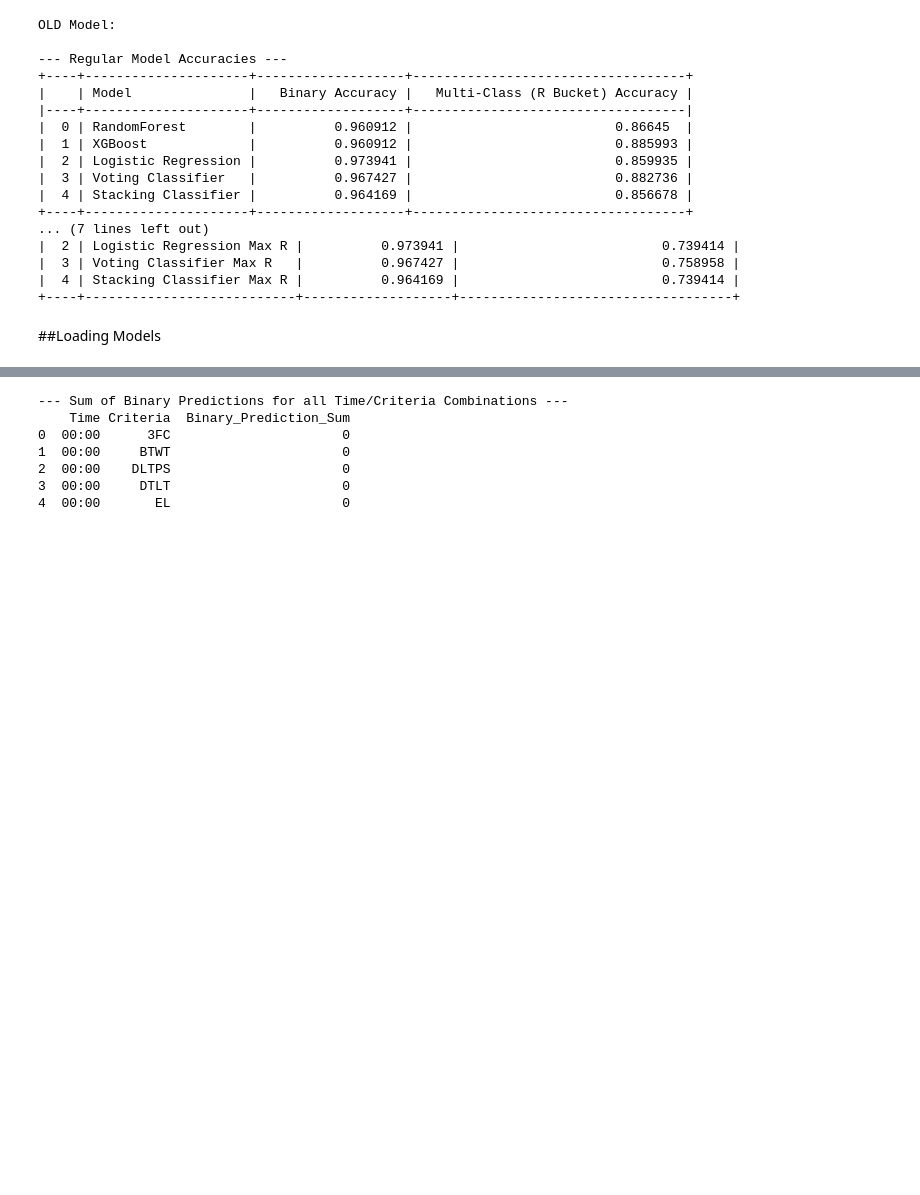
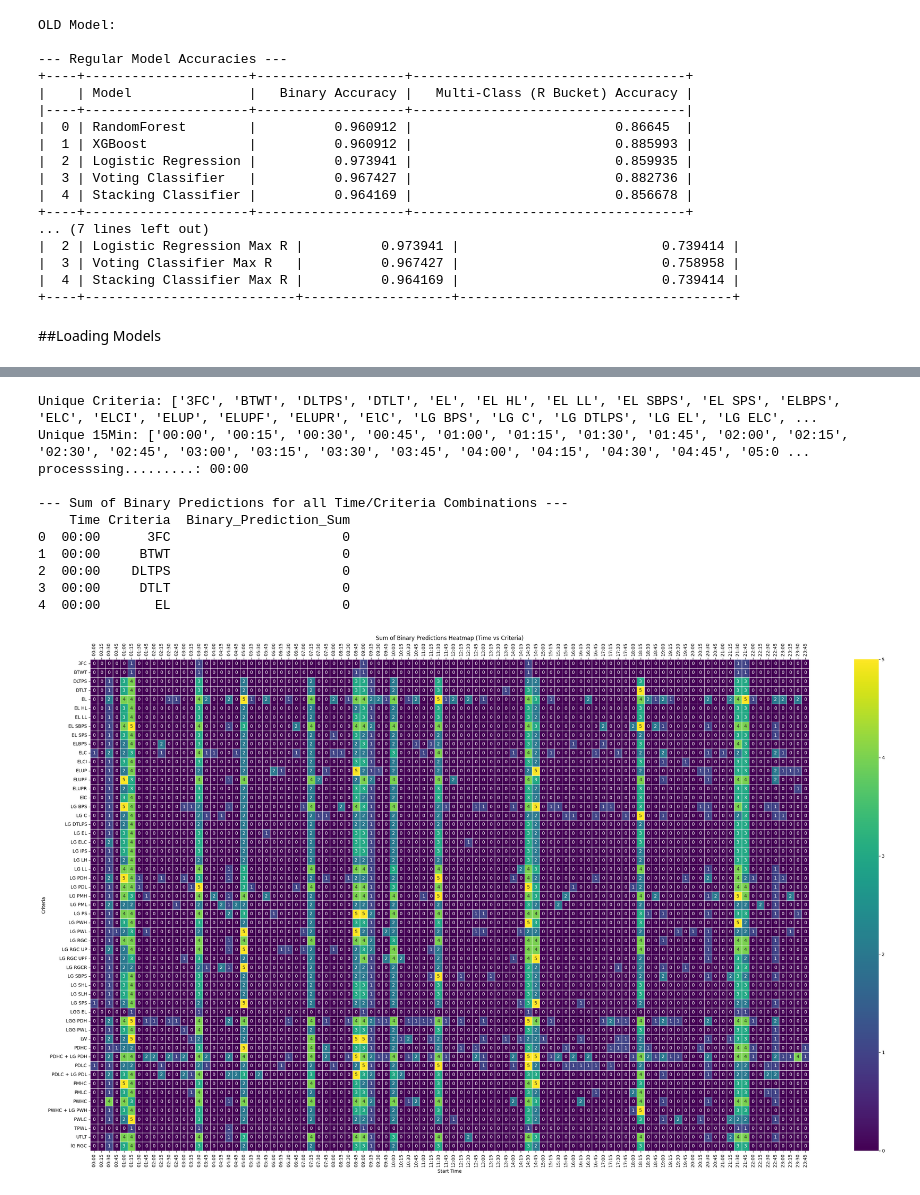
Before and after one commit to MIARD/SMC, a Jupyter notebook: SMC_ML_APP.ipynb, the cells around one changed output, grey strips where cells are left out. Saved outputs shown, nothing was run; the diff lists cells and outputs as text; code cells hidden in the pictures; blank space fills up the shorter version.

Commit message:
Add an overall statistics function and test data using an Excel file to show accuracy and trade states.

```diff
--- a/SMC_ML_APP.ipynb
+++ b/SMC_ML_APP.ipynb
@@ -265,19 +583,7 @@ def get_train_data_for_input(precomputed_stats, time_input, date_input, criteria
 # %%
 # --- Prediction using the trained model ---
 def predict_trade_result(model, input_features_df):
-    """
-    Predicts the result of a trade based on the input features using the trained model.
 
-    Args:
-        model: The trained machine learning model.
-        input_features_df (pd.DataFrame): A DataFrame with one row containing
-                                          the features for prediction, matching
-                                          the format of the training features.
-
-    Returns:
-        int: The predicted class (e.g., 1 for Win, 0 for Loss).
-        float: The predicted probability of the positive class (Win).
-    """
     if input_features_df.empty:
         print("Cannot predict: Invalid input features.")
         return None, None
@@ -590,9 +859,9 @@ Loaded label_encoder_max_r
 # %%
-time_input = "05:30"  #@param {type:"string"}
+time_input = "04:00"  #@param {type:"string"}
 date_input = "7/1/2025"  #@param {type:"string"}
-criteria_input = "LG PDL"  #@param {type:"string"}
+criteria_input = "ELC"  #@param {type:"string"}
 CW = 0 #@param {type:"integer"}
-CL = 7 #@param {type:"integer"}
+CL = 5 #@param {type:"integer"}
 
 model_names = ['Random Forest', 'XGBoost', 'Logistic Regression', 'Voting Classifier', 'Stacking Classifier']
 model_names_max_r = ['Random Forest', 'XGBoost', 'Logistic Regression', 'Voting Classifier', 'Stacking Classifier']
@@ -607,11 +876,11 @@ show_predictions(time_input, date_input, criteria_input, CW, CL,training_feature
                  w_threshold=1)
 
 # print('...........................Max R Models...........................')
-# show_predictions(time_input, date_input, criteria_input, CW, CL,training_feature_cols, model_names_max_r, model_keys, b_models=max_r_binary_models, m_models=max_r_multi_models, b_acc=max_r_accuracies['Binary Accuracy'], m_acc=max_r_accuracies['Multi-Class (R Bucket) Accuracy'],
+# show_predictions(time_input, date_input, criteria_input, CW, CL,training_feature_cols, model_names_max_r, model_keys,precomputed_stats=precomputed_stats,label_encoder=label_encoder, b_models=max_r_binary_models, m_models=max_r_multi_models, b_acc=max_r_accuracies['Binary Accuracy'], m_acc=max_r_accuracies['Multi-Class (R Bucket) Accuracy'],
 #                  Max_R=True, w_threshold=1)
 # print('...........................Old Max R Models...........................')
 
-# show_predictions(time_input, date_input, criteria_input, CW, CL,training_feature_cols, model_names_max_r, model_keys, b_models=old_max_r_binary_models, m_models=old_max_r_multi_models, b_acc=old_max_r_accuracies['Binary Accuracy'], m_acc=old_max_r_accuracies['Multi-Class (R Bucket) Accuracy'],
+# show_predictions(time_input, date_input, criteria_input, CW, CL,training_feature_cols, model_names_max_r, model_keys,precomputed_stats=old_precomputed_stats,label_encoder=old_label_encoder, b_models=old_max_r_binary_models, m_models=old_max_r_multi_models, b_acc=old_max_r_accuracies['Binary Accuracy'], m_acc=old_max_r_accuracies['Multi-Class (R Bucket) Accuracy'],
 #                  Max_R=True, w_threshold=1)
 # %% [output]
 ...........................New Models...........................
@@ -1003,21 +1173,25 @@ input_CL_comb = 1 #@param {type:"integer"}
 
 
 # Get predictions for all combinations
-# prediction_combinations_df = predict_for_combinations(
-#     input_date_comb,
-#     input_CW_comb,
-#     input_CL_comb,
-#     training_feature_cols,
-#     regular_binary_models,
-#     model_keys,
-#     model_names,
-#     precomputed_stats
-# )
+prediction_combinations_df = predict_for_combinations(
+    input_date_comb,
+    input_CW_comb,
+    input_CL_comb,
+    training_feature_cols,
+    regular_binary_models,
+    model_keys,
+    model_names,
+    precomputed_stats
+)
 
 # Display the prediction sums
 print("\n--- Sum of Binary Predictions for all Time/Criteria Combinations ---")
 print(prediction_combinations_df.head()) # Show first few rows
 # %% [output]
+Unique Criteria: ['3FC', 'BTWT', 'DLTPS', 'DTLT', 'EL', 'EL HL', 'EL LL', 'EL SBPS', 'EL SPS', 'ELBPS', 'ELC', 'ELCI', 'ELUP', 'ELUPF', 'ELUPR', 'ElC', 'LG BPS', 'LG C', 'LG DTLPS', 'LG EL', 'LG ELC', ...
+Unique 15Min: ['00:00', '00:15', '00:30', '00:45', '01:00', '01:15', '01:30', '01:45', '02:00', '02:15', '02:30', '02:45', '03:00', '03:15', '03:30', '03:45', '04:00', '04:15', '04:30', '04:45', '05:0 ...
+processsing.........: 00:00
+
 --- Sum of Binary Predictions for all Time/Criteria Combinations ---
     Time Criteria  Binary_Prediction_Sum
 0  00:00      3FC                      0
@@ -1034,31 +1208,33 @@ def plot_prediction_heatmap(predictions_df):
         predictions_df (pd.DataFrame): DataFrame containing 'Time', 'Criteria',
                                       and 'Binary_Prediction_Sum' columns.
     """
     if predictions_df.empty:
         print("No prediction data to plot.")
         return
 
     # Pivot the DataFrame to create a matrix for the heatmap
     heatmap_data = predictions_df.pivot(index='Criteria', columns='Time', values='Binary_Prediction_Sum')
 
     # Ensure all time values from the original list are present as columns
     # This is important if some time/criteria combinations didn't appear in the data
     all_times = sorted(predictions_df['Time'].unique())
     heatmap_data = heatmap_data.reindex(columns=all_times)
 
     num_intervals = len(all_times)  # should be 96
     fig_width = num_intervals * 0.3
     fig_height = len(predictions_df['Criteria'].unique())*.3
 
     plt.figure(figsize=(fig_width, fig_height))
     ax = sns.heatmap(heatmap_data, annot=True, fmt='d', cmap='viridis', linewidths=.5)
     ax.xaxis.set_ticks_position('both')
     ax.tick_params(axis='x', which='both', labeltop=True, top=True, bottom=True, rotation=90)
     plt.title('Sum of Binary Predictions Heatmap (Time vs Criteria)')
     plt.xlabel('Start Time')
     plt.ylabel('Criteria')
     plt.xticks(rotation=90)
     plt.yticks(rotation=0)
     plt.tight_layout() # Adjust layout to prevent labels from overlapping
     plt.show()
-# plot_prediction_heatmap(prediction_combinations_df)
+plot_prediction_heatmap(prediction_combinations_df)
+# %% [output]
+[figure, added]
```
Also changed, not shown: parts of 32 cells of this notebook.
